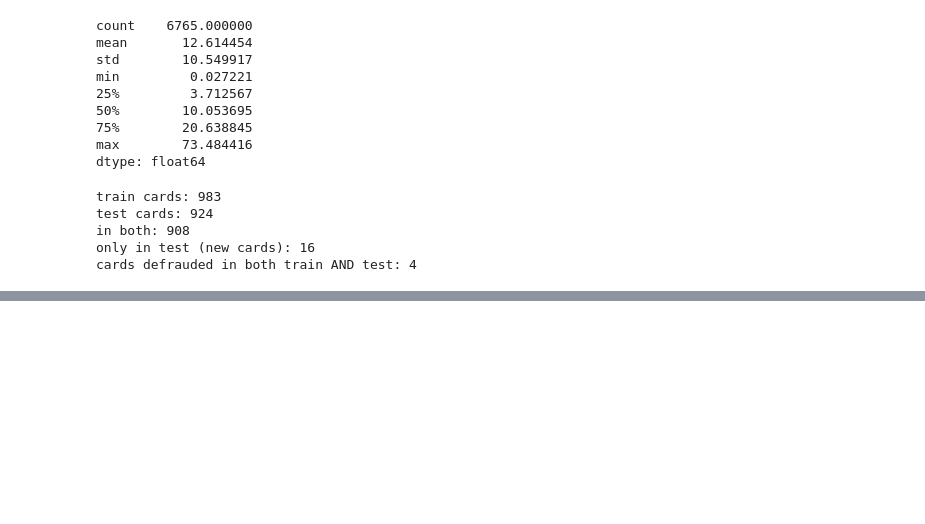
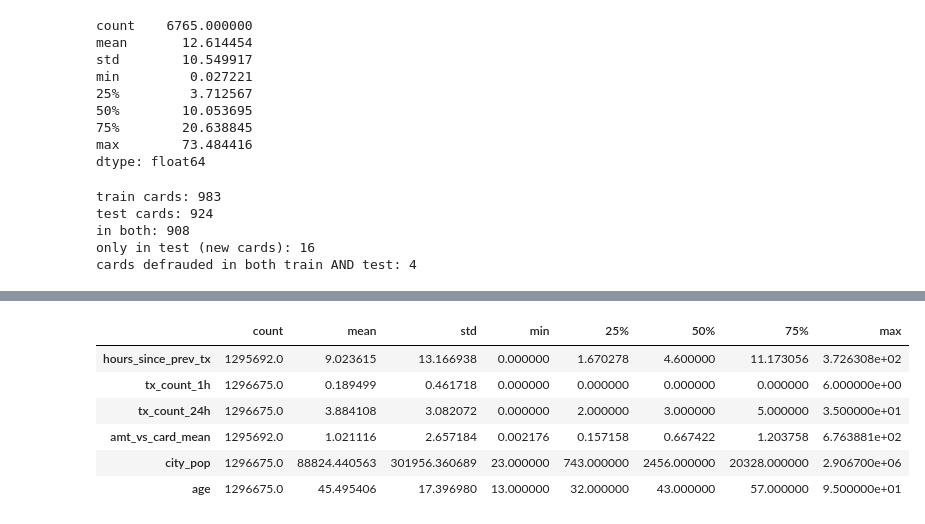
Before and after one commit to chwing/Fraud_transactions_detection, a Jupyter notebook: notebooks/01_data_inspection.ipynb, the cells around one changed output, grey strips where cells are left out. Drawn from its saved outputs; the diff is of its cells as text; code cells hidden in the pictures; blank space fills up the shorter version.

```diff
--- a/notebooks/01_data_inspection.ipynb
+++ b/notebooks/01_data_inspection.ipynb
@@ -326,0 +456,16 @@ cards defrauded in both train AND test: 4
+# %%
+from fraud_detection.features import (
+    CARD_FEATURES, USER_FEATURES, OPTIONAL_FEATURES, add_card_features, add_user_features,
+)
+
+tx_abc = add_user_features(add_card_features(tx_a), users)
+new_cols = CARD_FEATURES + USER_FEATURES + OPTIONAL_FEATURES
+tx_abc[new_cols].describe().T
+# %% [output]
+|  | count | mean | std | min | 25% | 50% | 75% | max |
+| hours_since_prev_tx | 1295692.0 | 9.023615 | 13.166938 | 0.000000 | 1.670278 | 4.600000 | 11.173056 | 3.726308e+02 |
+| tx_count_1h | 1296675.0 | 0.189499 | 0.461718 | 0.000000 | 0.000000 | 0.000000 | 0.000000 | 6.000000e+00 |
+| tx_count_24h | 1296675.0 | 3.884108 | 3.082072 | 0.000000 | 2.000000 | 3.000000 | 5.000000 | 3.500000e+01 |
+| amt_vs_card_mean | 1295692.0 | 1.021116 | 2.657184 | 0.002176 | 0.157158 | 0.667422 | 1.203758 | 6.763881e+02 |
+| city_pop | 1296675.0 | 88824.440563 | 301956.360689 | 23.000000 | 743.000000 | 2456.000000 | 20328.000000 | 2.906700e+06 |
+| age | 1296675.0 | 45.495406 | 17.396980 | 13.000000 | 32.000000 | 43.000000 | 57.000000 | 9.500000e+01 |
```
Also changed, not shown: parts of 16 cells of this notebook, 4 other files.
